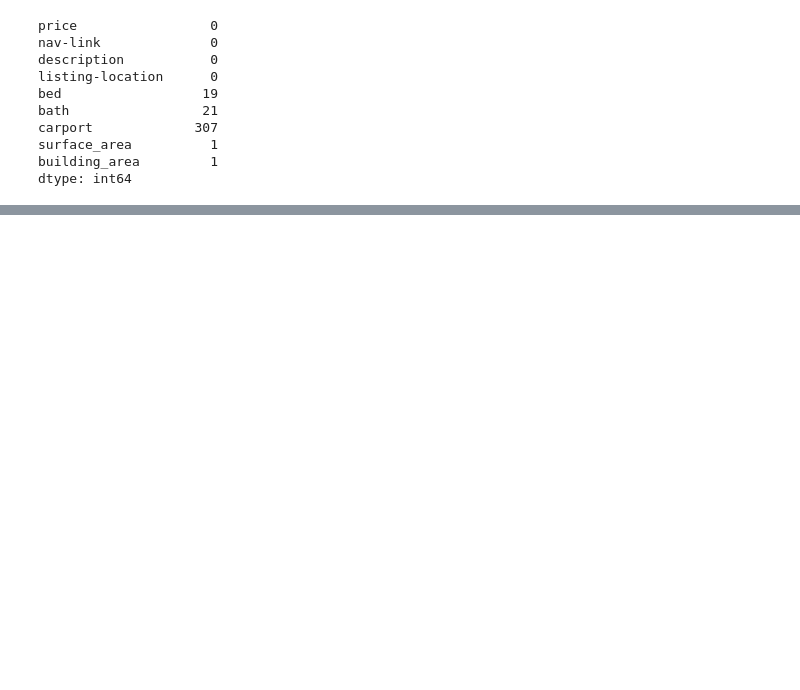
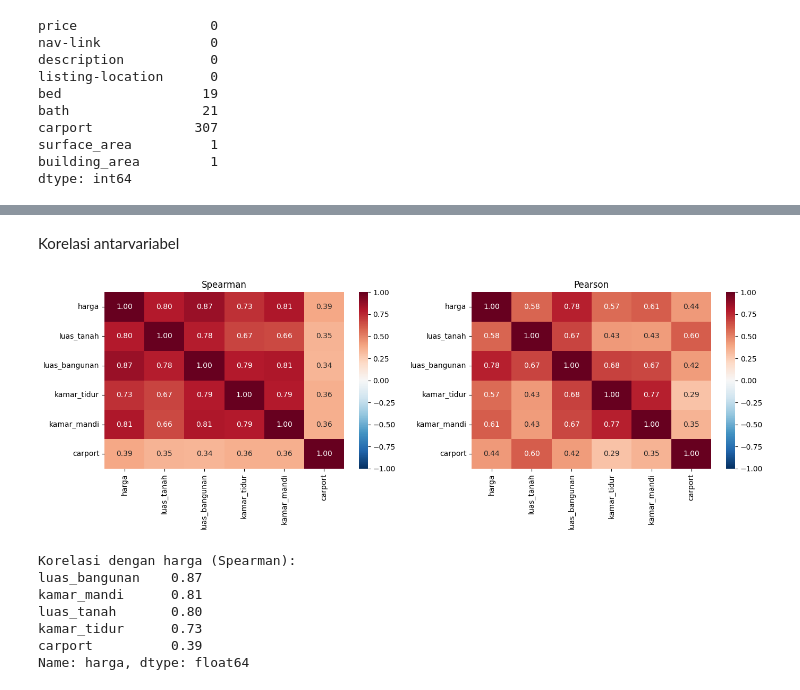
Before and after one commit to Affanzaky06/pPrediksi_Harga_Rumah_DS, a Jupyter notebook: prediksi.ipynb, the cells around one changed output, grey strips where cells are left out. Saved outputs shown, nothing was run; the diff lists cells and outputs as text; code cells hidden in the pictures; blank space fills up the shorter version.

```diff
--- a/prediksi.ipynb
+++ b/prediksi.ipynb
@@ -67,0 +464,23 @@ dtype: int64
+# %% [markdown]
+Korelasi antarvariabel
+# %%
+kor_var = ["harga", "luas_tanah", "luas_bangunan", "kamar_tidur", "kamar_mandi", "carport"]
+sp = eda[kor_var].corr(method="spearman")
+pe = eda[kor_var].corr(method="pearson")
+
+fig, ax = plt.subplots(1, 2, figsize=(14, 5))
+sns.heatmap(sp, annot=True, fmt=".2f", cmap="RdBu_r", vmin=-1, vmax=1, ax=ax[0]); ax[0].set_title("Spearman")
+sns.heatmap(pe, annot=True, fmt=".2f", cmap="RdBu_r", vmin=-1, vmax=1, ax=ax[1]); ax[1].set_title("Pearson")
+plt.tight_layout(); plt.show()
+
+print("Korelasi dengan harga (Spearman):")
+print(sp["harga"].drop("harga").sort_values(ascending=False).round(2))
+# %% [output]
+[figure, added]
+Korelasi dengan harga (Spearman):
+luas_bangunan    0.87
+kamar_mandi      0.81
+luas_tanah       0.80
+kamar_tidur      0.73
+carport          0.39
+Name: harga, dtype: float64
```
Also changed, not shown: parts of 24 cells of this notebook.
